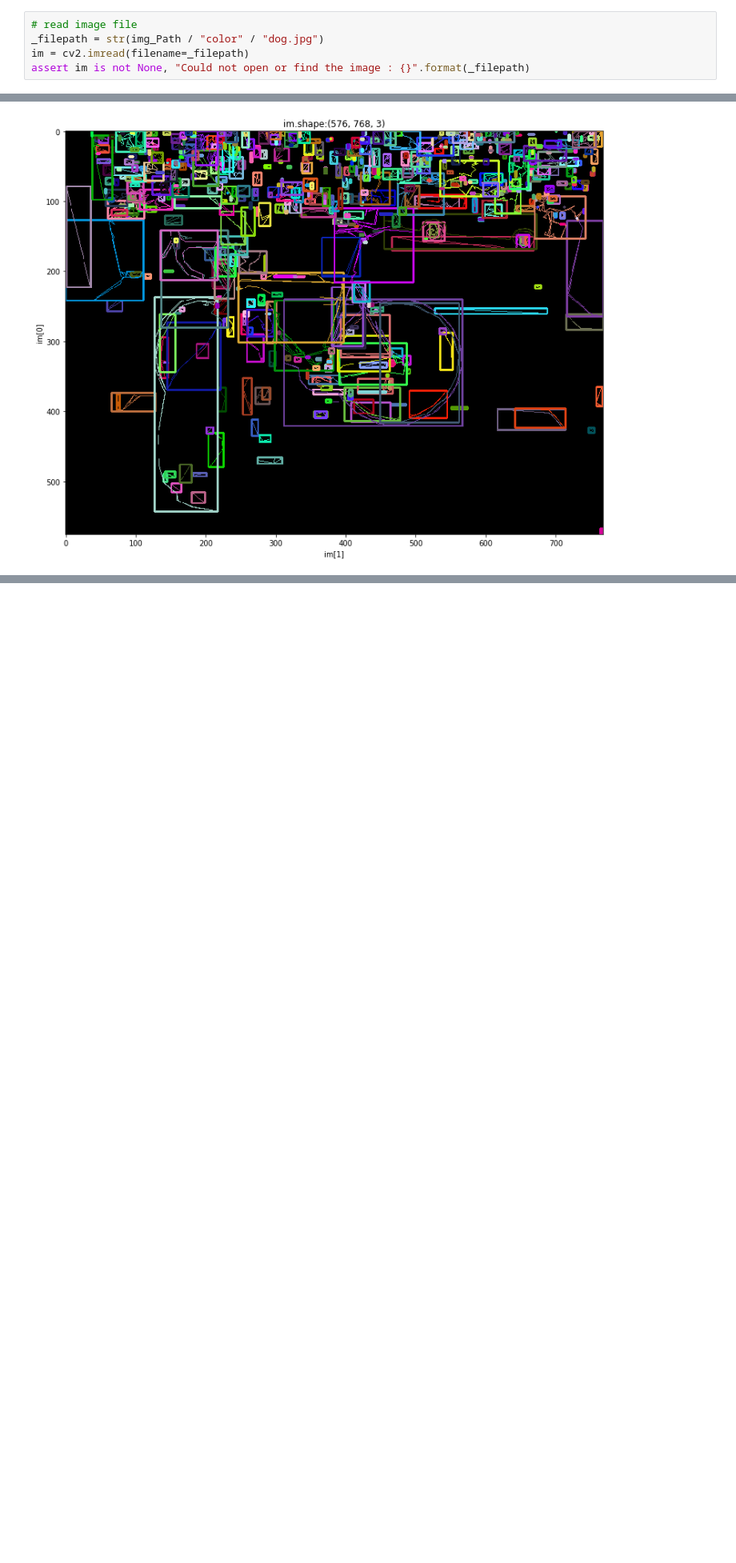
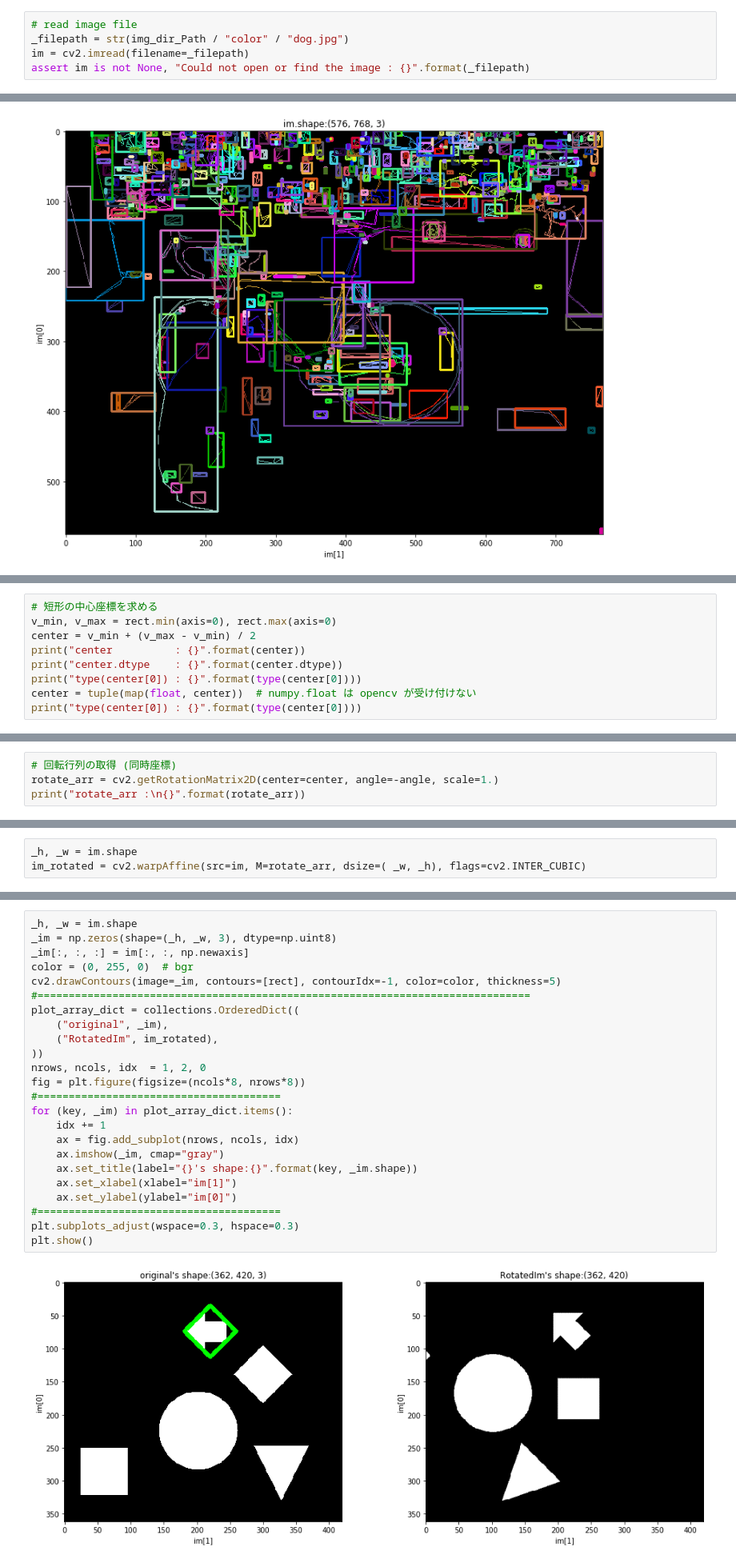
Before and after one commit to pollenjp/OpenCV-Template, a Jupyter notebook: notebooks/OpenCV Template.ipynb, the cells around one changed output, grey strips where cells are left out. Shown at 80% size. Cells and saved outputs as stored; diff of their text form; blank space fills up the shorter version.

```diff
--- a/notebooks/OpenCV Template.ipynb
+++ b/notebooks/OpenCV Template.ipynb
@@ -173,6 +219,6 @@ plt.show()
 # %%
 # read image file
-_filepath = str(img_Path / "color" / "dog.jpg")
+_filepath = str(img_dir_Path / "color" / "dog.jpg")
 im = cv2.imread(filename=_filepath)
 assert im is not None, "Could not open or find the image : {}".format(_filepath)
 # %% [markdown]
@@ -308,0 +620,9 @@ ret, img_otsu = cv2.threshold(src=img, threshold=0, maxval=255, type=cv2.THRESH_
+# %%
+# 短形の中心座標を求める
+v_min, v_max = rect.min(axis=0), rect.max(axis=0)
+center = v_min + (v_max - v_min) / 2
+print("center          : {}".format(center))
+print("center.dtype    : {}".format(center.dtype))
+print("type(center[0]) : {}".format(type(center[0])))
+center = tuple(map(float, center))  # numpy.float は opencv が受け付けない
+print("type(center[0]) : {}".format(type(center[0])))
@@ -308,0 +642,4 @@ ret, img_otsu = cv2.threshold(src=img, threshold=0, maxval=255, type=cv2.THRESH_
+# %%
+# 回転行列の取得 (同時座標)
+rotate_arr = cv2.getRotationMatrix2D(center=center, angle=-angle, scale=1.)
+print("rotate_arr :\n{}".format(rotate_arr))
@@ -308,0 +667,3 @@ ret, img_otsu = cv2.threshold(src=img, threshold=0, maxval=255, type=cv2.THRESH_
+# %%
+_h, _w = im.shape
+im_rotated = cv2.warpAffine(src=im, M=rotate_arr, dsize=( _w, _h), flags=cv2.INTER_CUBIC)
@@ -308,0 +672,26 @@ ret, img_otsu = cv2.threshold(src=img, threshold=0, maxval=255, type=cv2.THRESH_
+# %%
+_h, _w = im.shape
+_im = np.zeros(shape=(_h, _w, 3), dtype=np.uint8)
+_im[:, :, :] = im[:, :, np.newaxis]
+color = (0, 255, 0)  # bgr
+cv2.drawContours(image=_im, contours=[rect], contourIdx=-1, color=color, thickness=5)
+#===============================================================================
+plot_array_dict = collections.OrderedDict((
+    ("original", _im),
+    ("RotatedIm", im_rotated),
+))
+nrows, ncols, idx  = 1, 2, 0
+fig = plt.figure(figsize=(ncols*8, nrows*8))
+#=======================================
+for (key, _im) in plot_array_dict.items():
+    idx += 1
+    ax = fig.add_subplot(nrows, ncols, idx)
+    ax.imshow(_im, cmap="gray")
+    ax.set_title(label="{}'s shape:{}".format(key, _im.shape))
+    ax.set_xlabel(xlabel="im[1]")
+    ax.set_ylabel(ylabel="im[0]")
+#=======================================
+plt.subplots_adjust(wspace=0.3, hspace=0.3)
+plt.show()
+# %% [output]
+[figure, added]
```
Also changed, not shown: parts of 45 cells of this notebook.
